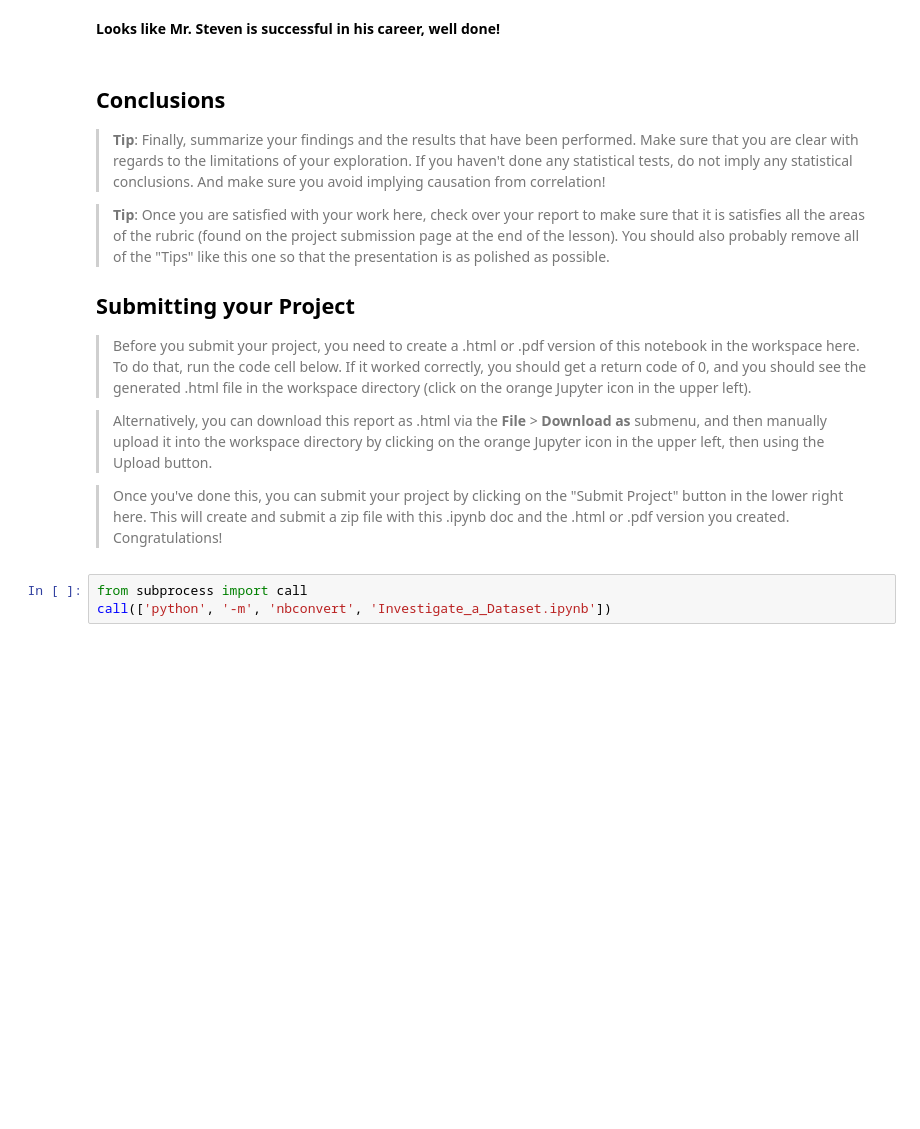
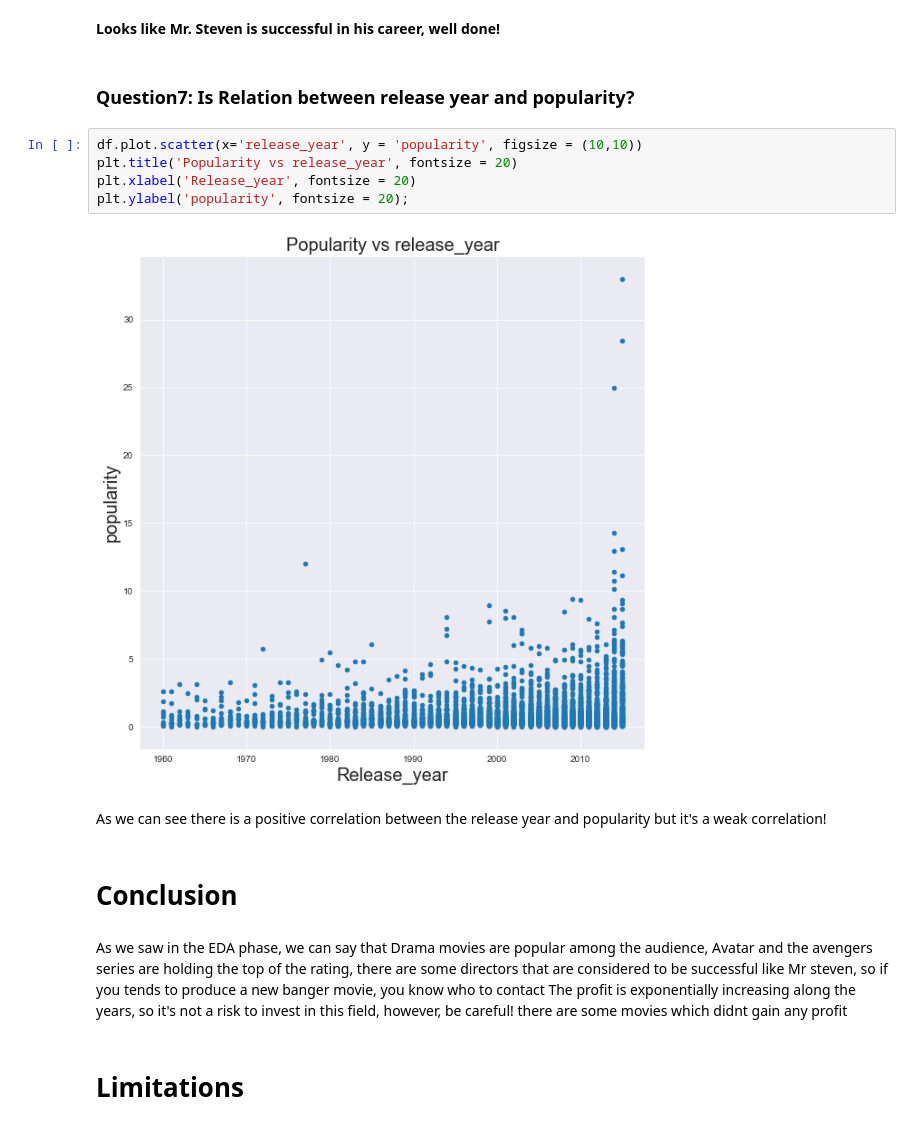
Before and after one commit to ZaidSaid12/TMDB-Data_Analysis, a Jupyter notebook: TMDB-Data Analysis.ipynb, the cells around one changed output. Drawn from its saved outputs; the diff is of its cells as text; blank space fills up the shorter version.

```diff
--- a/TMDB-Data Analysis.ipynb
+++ b/TMDB-Data Analysis.ipynb
@@ -376,20 +388,21 @@ plt.xlabel('Count', fontsize= 20, color = 'red');
 # %% [markdown]
 __Looks like Mr. Steven is successful in his career, well done!__
-# %% [markdown]
-<a id='conclusions'></a>
-## Conclusions
-
-> **Tip**: Finally, summarize your findings and the results that have been performed. Make sure that you are clear with regards to the limitations of your exploration. If you haven't done any statistical tests, do not imply any statistical conclusions. And make sure you avoid implying causation from correlation!
-
-> **Tip**: Once you are satisfied with your work here, check over your report to make sure that it is satisfies all the areas of the rubric (found on the project submission page at the end of the lesson). You should also probably remove all of the "Tips" like this one so that the presentation is as polished as possible.
-
-## Submitting your Project
-
-> Before you submit your project, you need to create a .html or .pdf version of this notebook in the workspace here. To do that, run the code cell below. If it worked correctly, you should get a return code of 0, and you should see the generated .html file in the workspace directory (click on the orange Jupyter icon in the upper left).
-
-> Alternatively, you can download this report as .html via the **File** > **Download as** submenu, and then manually upload it into the workspace directory by clicking on the orange Jupyter icon in the upper left, then using the Upload button.
-
-> Once you've done this, you can submit your project by clicking on the "Submit Project" button in the lower right here. This will create and submit a zip file with this .ipynb doc and the .html or .pdf version you created. Congratulations!
-# %%
-from subprocess import call
-call(['python', '-m', 'nbconvert', 'Investigate_a_Dataset.ipynb'])
+# %% [markdown]
+### Question7: Is Relation between release year and popularity?
+# %%
+df.plot.scatter(x='release_year', y = 'popularity', figsize = (10,10))
+plt.title('Popularity vs release_year', fontsize = 20)
+plt.xlabel('Release_year', fontsize = 20)
+plt.ylabel('popularity', fontsize = 20);
+# %% [output]
+[figure, added]
+# %% [markdown]
+As we can see there is a positive correlation between the release year and popularity but it's a weak correlation!
+# %% [markdown]
+# Conclusion
+# %% [markdown]
+As we saw in the EDA phase, we can say that Drama movies are popular among the audience, Avatar and the avengers series are holding the top
+of the rating, there are some directors that are considered to be successful like Mr steven, so if you tends to produce a new banger movie, you know who to contact
+The profit is exponentially increasing along the years, so it's not a risk to invest in this field, however, be careful! there are some movies which didnt gain any profit
+# %% [markdown]
+# Limitations
```
Also changed, not shown: parts of 13 cells of this notebook.
